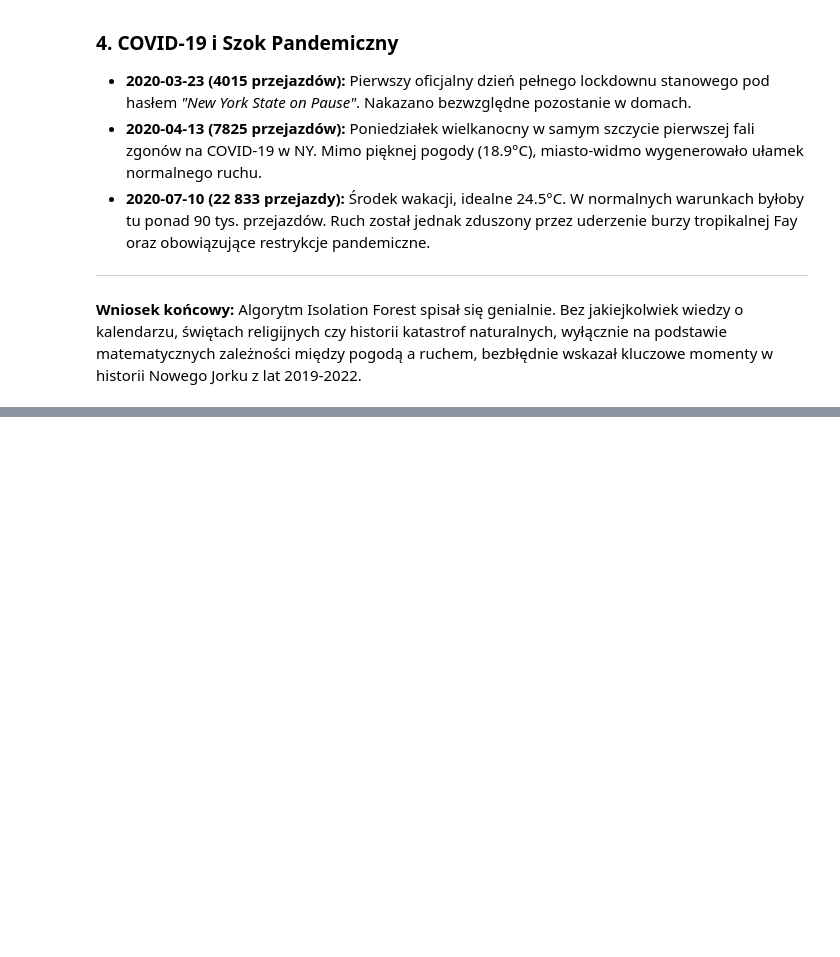
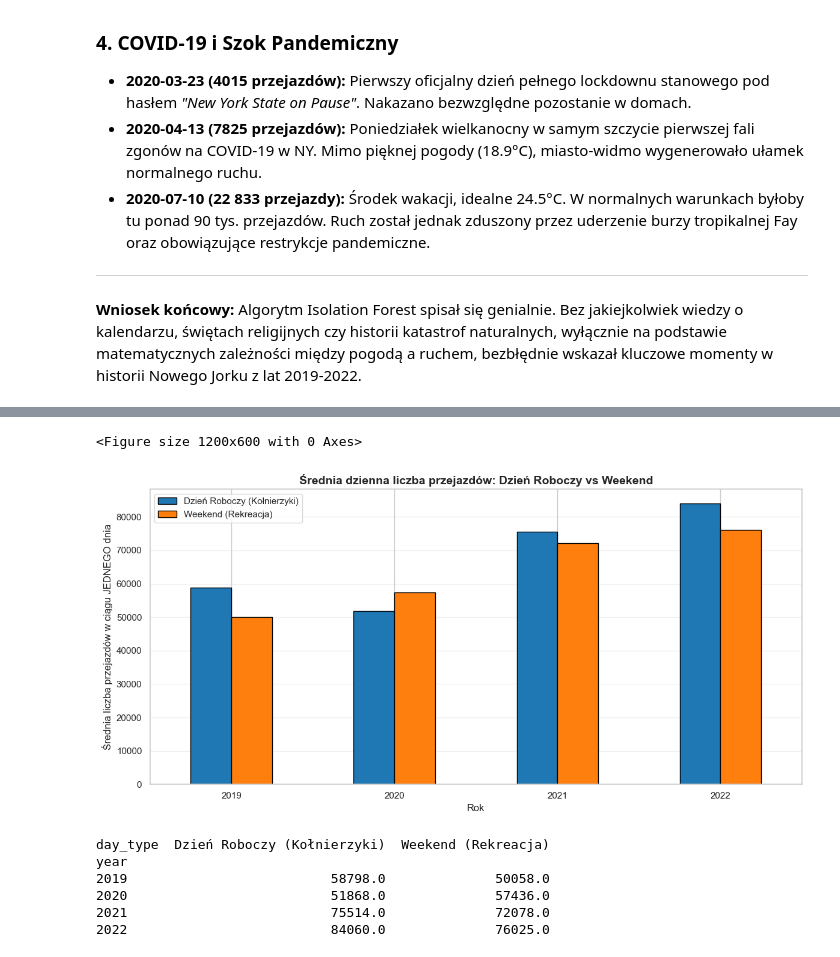
Before and after one commit to AntekIwa/citibike-data-analysis, a Jupyter notebook: analysis.ipynb, the cells around one changed output, grey strips where cells are left out. Saved outputs shown, nothing was run; the diff lists cells and outputs as text; code cells hidden in the pictures; blank space fills up the shorter version.

```diff
--- a/analysis.ipynb
+++ b/analysis.ipynb
@@ -274,0 +254,28 @@ Wykryte dni charakteryzują się bardzo wysoką temperaturą, w którą normalni
+# %%
+# Liczymy ŚREDNIĄ dzienną liczbę przejazdów dla typu dnia w każdym roku
+df_avg = df.groupby(['year', 'day_type'])['total_rides'].mean().unstack()
+
+# Rysujemy porównanie średniej dziennej
+plt.figure(figsize=(12, 6))
+df_avg.plot(kind='bar', figsize=(12, 6), color=['#1f77b4', '#ff7f0e'], edgecolor='black')
+
+plt.title('Średnia dzienna liczba przejazdów: Dzień Roboczy vs Weekend', fontsize=14, fontweight='bold')
+plt.xlabel('Rok', fontsize=12)
+plt.ylabel('Średnia liczba przejazdów w ciągu JEDNEGO dnia', fontsize=12)
+plt.xticks(rotation=0)
+plt.grid(axis='y', alpha=0.3)
+plt.legend(fontsize=11)
+plt.tight_layout()
+plt.show()
+
+# Wyświetlamy suche liczby pod wykresem
+print(df_avg.round(0))
+# %% [output]
+<Figure size 1200x600 with 0 Axes>
+[figure, added]
+day_type  Dzień Roboczy (Kołnierzyki)  Weekend (Rekreacja)
+year
+2019                          58798.0              50058.0
+2020                          51868.0              57436.0
+2021                          75514.0              72078.0
+2022                          84060.0              76025.0
```
Also changed, not shown: parts of 9 cells of this notebook, 4 other files.
